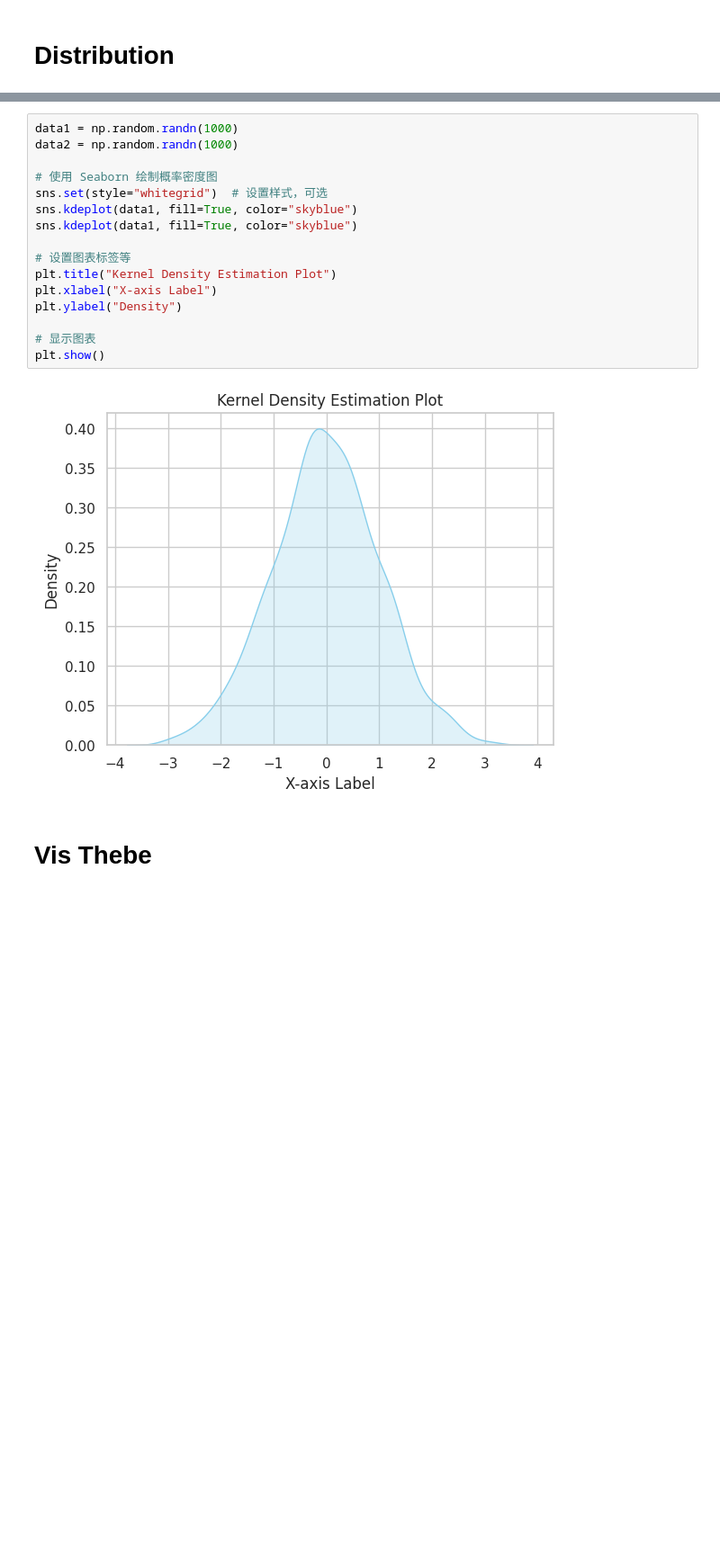
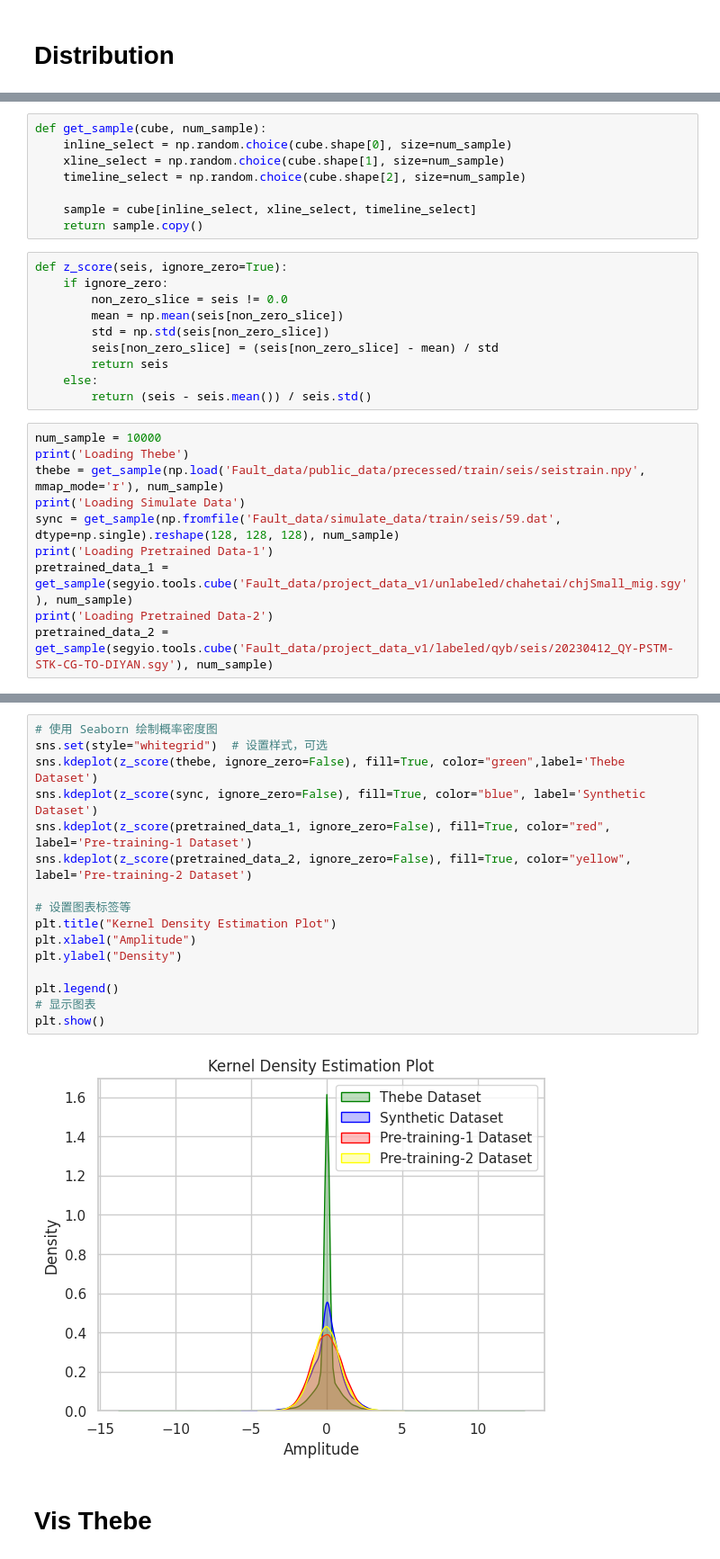
Before and after one commit to zezeze97/Fault_Recong, a Jupyter notebook: temp_vis.ipynb, the cells around one changed output, grey strips where cells are left out. Shown at 90% size. Cells and saved outputs as stored; diff of their text form; blank space fills up the shorter version.

```diff
--- a/temp_vis.ipynb
+++ b/temp_vis.ipynb
@@ -12,0 +12,28 @@ import seaborn as sns
+# %%
+def get_sample(cube, num_sample):
+    inline_select = np.random.choice(cube.shape[0], size=num_sample)
+    xline_select = np.random.choice(cube.shape[1], size=num_sample)
+    timeline_select = np.random.choice(cube.shape[2], size=num_sample)
+
+    sample = cube[inline_select, xline_select, timeline_select]
+    return sample.copy()
+# %%
+def z_score(seis, ignore_zero=True):
+    if ignore_zero:
+        non_zero_slice = seis != 0.0
+        mean = np.mean(seis[non_zero_slice])
+        std = np.std(seis[non_zero_slice])
+        seis[non_zero_slice] = (seis[non_zero_slice] - mean) / std
+        return seis
+    else:
+        return (seis - seis.mean()) / seis.std()
+# %%
+num_sample = 10000
+print('Loading Thebe')
+thebe = get_sample(np.load('Fault_data/public_data/precessed/train/seis/seistrain.npy', mmap_mode='r'), num_sample)
+print('Loading Simulate Data')
+sync = get_sample(np.fromfile('Fault_data/simulate_data/train/seis/59.dat', dtype=np.single).reshape(128, 128, 128), num_sample)
+print('Loading Pretrained Data-1')
+pretrained_data_1 = get_sample(segyio.tools.cube('Fault_data/project_data_v1/unlabeled/chahetai/chjSmall_mig.sgy'), num_sample)
+print('Loading Pretrained Data-2')
+pretrained_data_2 = get_sample(segyio.tools.cube('Fault_data/project_data_v1/labeled/qyb/seis/20230412_QY-PSTM-STK-CG-TO-DIYAN.sgy'), num_sample)
@@ -13,21 +45,21 @@ import seaborn as sns
 # %%
-data1 = np.random.randn(1000)
-data2 = np.random.randn(1000)
-
 # 使用 Seaborn 绘制概率密度图
 sns.set(style="whitegrid")  # 设置样式，可选
-sns.kdeplot(data1, fill=True, color="skyblue")
-sns.kdeplot(data1, fill=True, color="skyblue")
+sns.kdeplot(z_score(thebe, ignore_zero=False), fill=True, color="green",label='Thebe Dataset')
+sns.kdeplot(z_score(sync, ignore_zero=False), fill=True, color="blue", label='Synthetic Dataset')
+sns.kdeplot(z_score(pretrained_data_1, ignore_zero=False), fill=True, color="red", label='Pre-training-1 Dataset')
+sns.kdeplot(z_score(pretrained_data_2, ignore_zero=False), fill=True, color="yellow", label='Pre-training-2 Dataset')
 
 # 设置图表标签等
 plt.title("Kernel Density Estimation Plot")
-plt.xlabel("X-axis Label")
+plt.xlabel("Amplitude")
 plt.ylabel("Density")
 
+plt.legend()
 # 显示图表
 plt.show()
 # %% [output]
-[figure, old version]
+[figure, new version]
 # %% [markdown]
 # Vis Thebe
 # %%
```
Also changed, not shown: parts of 5 cells of this notebook, 4 other files.
